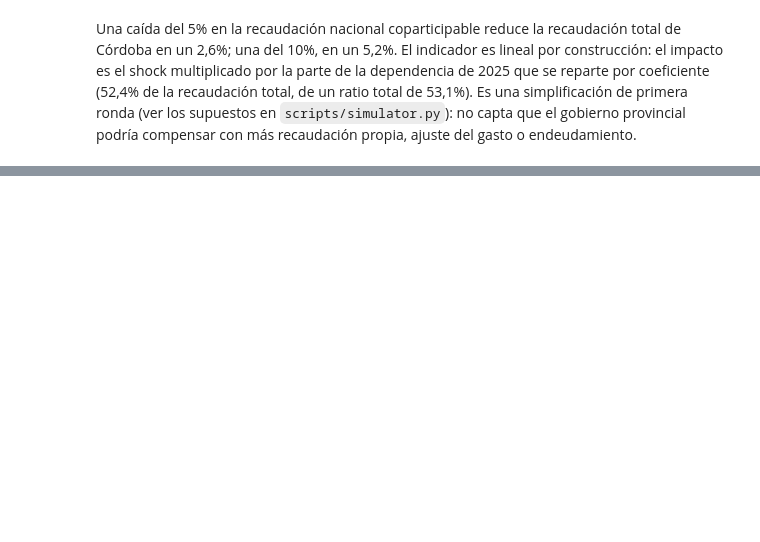
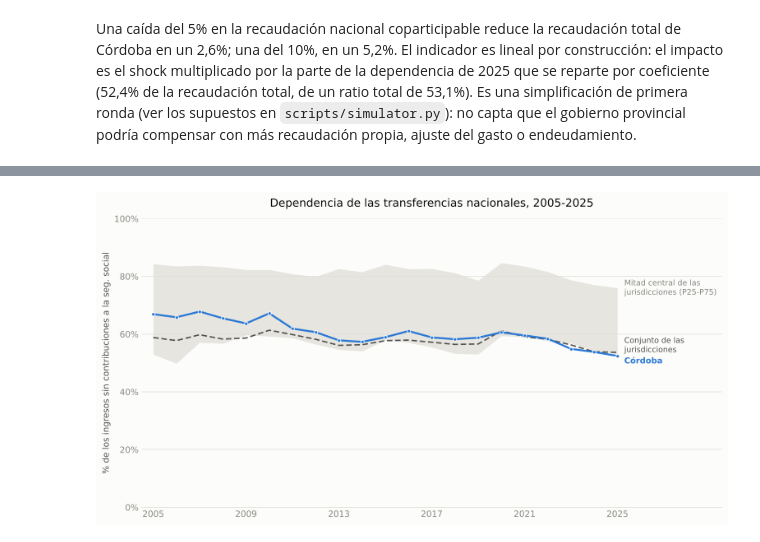
Before and after one commit to llorenzomagnano-sys/analisis-de-la-coparticipacion-federal-con-foco-en-cordoba, a Jupyter notebook: notebooks/04_dependencia_fiscal_cordoba.ipynb, the cells around one changed output, grey strips where cells are left out. Drawn from its saved outputs; the diff is of its cells as text; code cells hidden in the pictures; blank space fills up the shorter version.

```diff
--- a/notebooks/04_dependencia_fiscal_cordoba.ipynb
+++ b/notebooks/04_dependencia_fiscal_cordoba.ipynb
@@ -259,0 +359,35 @@ o endeudamiento.
+# %%
+p = prov.pivot(index="anio", columns="provincia", values="transferencias_nacionales_sobre_ingresos") * 100
+
+fig, ax = plt.subplots(figsize=(10.5, 5.5), dpi=150)
+ax.fill_between(p.index, p.quantile(0.25, axis=1), p.quantile(0.75, axis=1), color=GRID_COLOR, alpha=0.8, linewidth=0)
+ax.plot(p.index, conjunto["transferencias_nacionales_sobre_ingresos"] * 100, color=INK_SECONDARY, linewidth=1.6,
+        linestyle=(0, (4, 2)))
+ax.plot(p.index, p["Córdoba"], color=COLOR_RATIO, linewidth=2.2, marker="o", markersize=4,
+        markerfacecolor=COLOR_RATIO, markeredgecolor=SURFACE, markeredgewidth=0.8)
+
+ax.annotate("Córdoba", (p.index[-1], p["Córdoba"].iloc[-1]), xytext=(8, -6), textcoords="offset points",
+            ha="left", va="center", fontsize=9.5, color=COLOR_RATIO, fontweight="bold")
+ax.annotate("Conjunto de las\njurisdicciones", (p.index[-1], conjunto["transferencias_nacionales_sobre_ingresos"].iloc[-1] * 100),
+            xytext=(8, 8), textcoords="offset points", ha="left", va="center", fontsize=9, color=INK_SECONDARY)
+ax.annotate("Mitad central de las\njurisdicciones (P25-P75)", (p.index[-1], p.quantile(0.75, axis=1).iloc[-1]),
+            xytext=(8, 0), textcoords="offset points", ha="left", va="center", fontsize=9, color=INK_MUTED)
+
+ax.set_title("Dependencia de las transferencias nacionales, 2005-2025", fontsize=13, color=INK_PRIMARY, pad=14)
+ax.set_ylabel("% de los ingresos sin contribuciones a la seg. social", fontsize=10)
+ax.set_xlim(2004.5, 2029.5)
+ax.set_xticks(range(2005, 2026, 4))
+ax.set_ylim(0, 100)
+ax.yaxis.set_major_formatter(mticker.FuncFormatter(lambda x, _: f"{x:.0f}%"))
+ax.grid(axis="y", color=GRID_COLOR, linewidth=0.8)
+ax.set_axisbelow(True)
+for spine in ["top", "right", "left"]:
+    ax.spines[spine].set_visible(False)
+ax.spines["bottom"].set_color(GRID_COLOR)
+ax.tick_params(axis="both", length=0)
+
+fig.tight_layout()
+fig.savefig(FIGURES_DIR / "dependencia_cordoba_vs_provincias_2005_2025.png", dpi=300, facecolor=SURFACE)
+plt.show()
+# %% [output]
+[figure, added]
```
Also changed, not shown: parts of 7 cells of this notebook, 11 other files.
